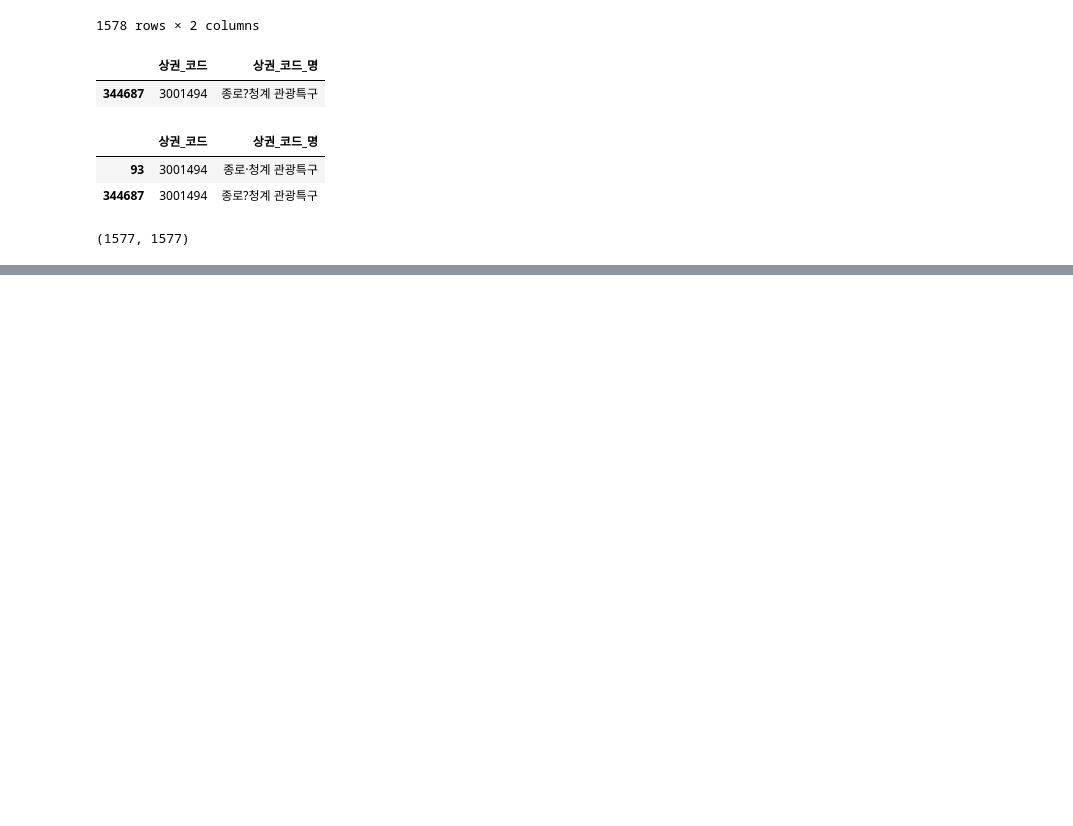
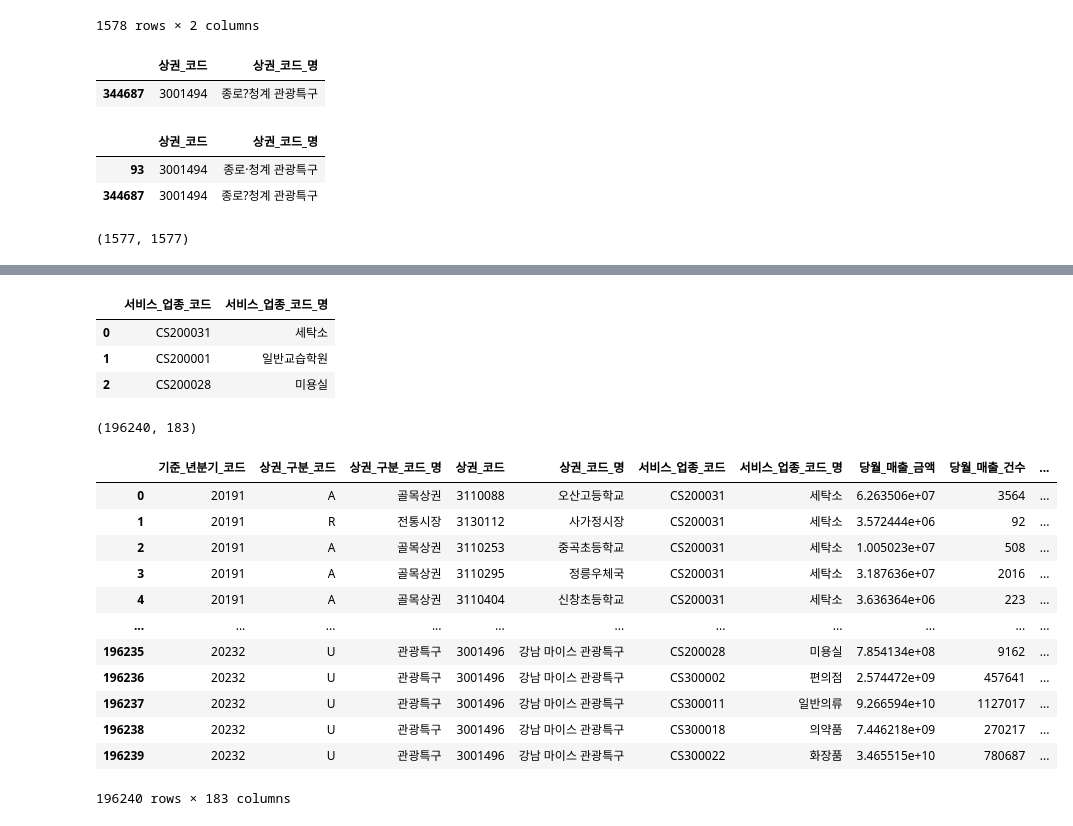
Before and after one commit to KT-AIvle-4th-Big-Project-Team2/SAI, a Jupyter notebook: Modeling/data cleansing_상권.ipynb, the cells around one changed output, grey strips where cells are left out. Saved outputs shown, nothing was run; the diff lists cells and outputs as text; code cells hidden in the pictures; blank space fills up the shorter version.

```diff
--- a/Modeling/data cleansing_상권.ipynb
+++ b/Modeling/data cleansing_상권.ipynb
@@ -665,0 +801,7 @@ market_data.to_csv('../../data/market_full_data.csv', index=False)
+# %%
+import pandas as pd
+
+pd.set_option('display.max_columns', 500)
+# %%
+data = pd.read_csv('../../data/processed_data/market_full_data.csv')
+data.shape
@@ -665,0 +822,6 @@ market_data.to_csv('../../data/market_full_data.csv', index=False)
+# %%
+temp = data[['서비스_업종_코드', '서비스_업종_코드_명']].drop_duplicates()
+
+food = temp[temp['서비스_업종_코드_명'].isin(['한식음식점', '커피-음료', '분식전문점', '호프-간이주점', '치킨전문점', '중식음식점', '패스트푸드점', '제과점', '일식음식점', '양식음식점'])].reset_index(drop=True)
+retail = temp[temp['서비스_업종_코드_명'].isin(['편의점', '일반의류', '화장품', '의약품'])].reset_index(drop=True)
+service = temp[temp['서비스_업종_코드_명'].isin(['일반교습학원', '미용실', '세탁소'])].reset_index(drop=True)
@@ -665,0 +850,31 @@ market_data.to_csv('../../data/market_full_data.csv', index=False)
+# %%
+service
+# %% [output]
+|  | 서비스_업종_코드 | 서비스_업종_코드_명 |
+| 0 | CS200031 | 세탁소 |
+| 1 | CS200001 | 일반교습학원 |
+| 2 | CS200028 | 미용실 |
+# %%
+business_type_code = list(food['서비스_업종_코드']) + list(retail['서비스_업종_코드']) + list(service['서비스_업종_코드'])
+
+service_data = data[data['서비스_업종_코드'].isin(business_type_code)]
+service_data.shape
+# %% [output]
+(196240, 183)
+# %%
+service_data = service_data.reset_index(drop=True)
+service_data
+# %% [output]
+|  | 기준_년분기_코드 | 상권_구분_코드 | 상권_구분_코드_명 | 상권_코드 | 상권_코드_명 | 서비스_업종_코드 | 서비스_업종_코드_명 | 당월_매출_금액 | 당월_매출_건수 | ... |
+| 0 | 20191 | A | 골목상권 | 3110088 | 오산고등학교 | CS200031 | 세탁소 | 6.263506e+07 | 3564 | ... |
+| 1 | 20191 | R | 전통시장 | 3130112 | 사가정시장 | CS200031 | 세탁소 | 3.572444e+06 | 92 | ... |
+| 2 | 20191 | A | 골목상권 | 3110253 | 중곡초등학교 | CS200031 | 세탁소 | 1.005023e+07 | 508 | ... |
+| 3 | 20191 | A | 골목상권 | 3110295 | 정릉우체국 | CS200031 | 세탁소 | 3.187636e+07 | 2016 | ... |
+| 4 | 20191 | A | 골목상권 | 3110404 | 신창초등학교 | CS200031 | 세탁소 | 3.636364e+06 | 223 | ... |
+| ... | ... | ... | ... | ... | ... | ... | ... | ... | ... | ... |
+| 196235 | 20232 | U | 관광특구 | 3001496 | 강남 마이스 관광특구 | CS200028 | 미용실 | 7.854134e+08 | 9162 | ... |
+| 196236 | 20232 | U | 관광특구 | 3001496 | 강남 마이스 관광특구 | CS300002 | 편의점 | 2.574472e+09 | 457641 | ... |
+| 196237 | 20232 | U | 관광특구 | 3001496 | 강남 마이스 관광특구 | CS300011 | 일반의류 | 9.266594e+10 | 1127017 | ... |
+| 196238 | 20232 | U | 관광특구 | 3001496 | 강남 마이스 관광특구 | CS300018 | 의약품 | 7.446218e+09 | 270217 | ... |
+| 196239 | 20232 | U | 관광특구 | 3001496 | 강남 마이스 관광특구 | CS300022 | 화장품 | 3.465515e+10 | 780687 | ... |
+196240 rows × 183 columns
```
Also changed, not shown: parts of 20 cells of this notebook.
